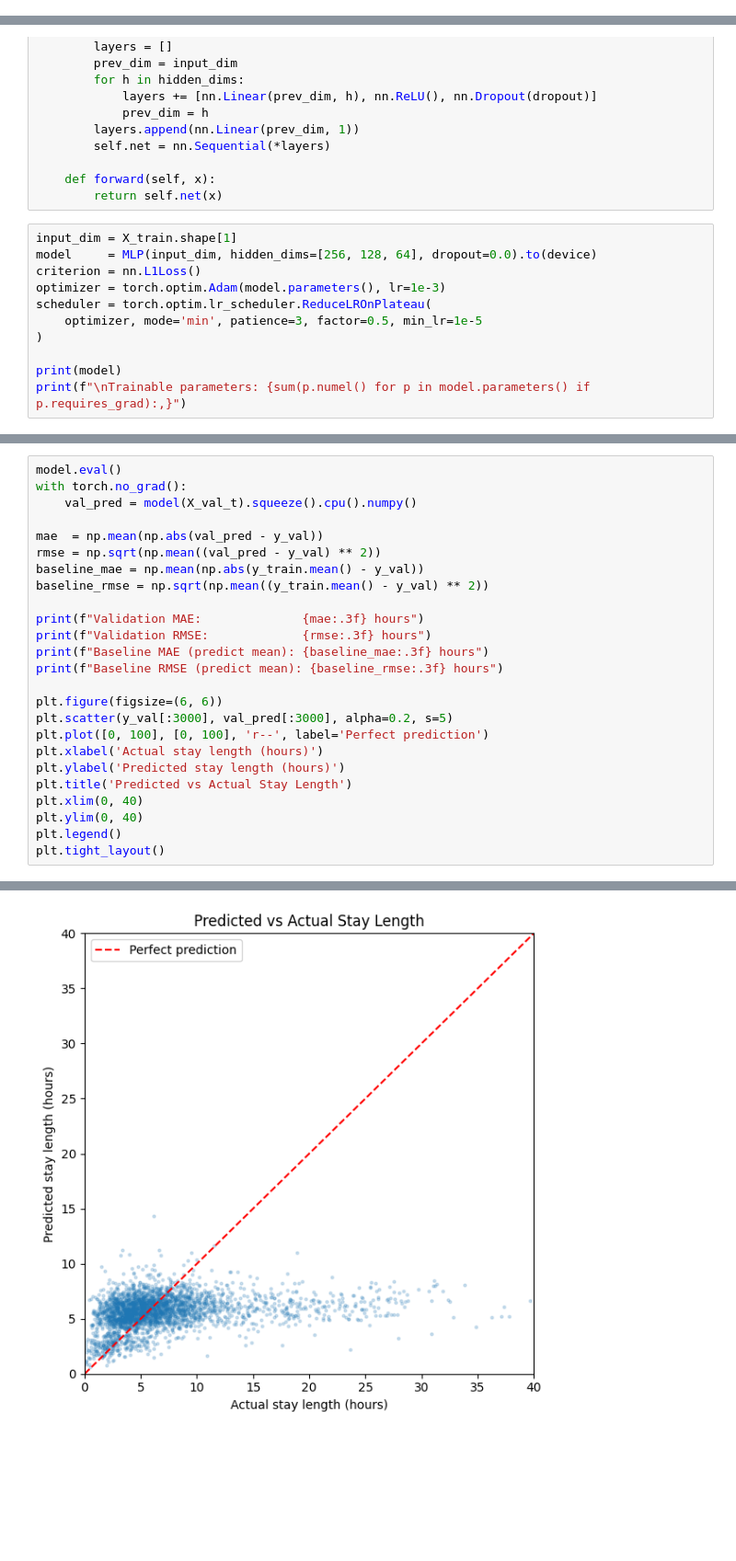
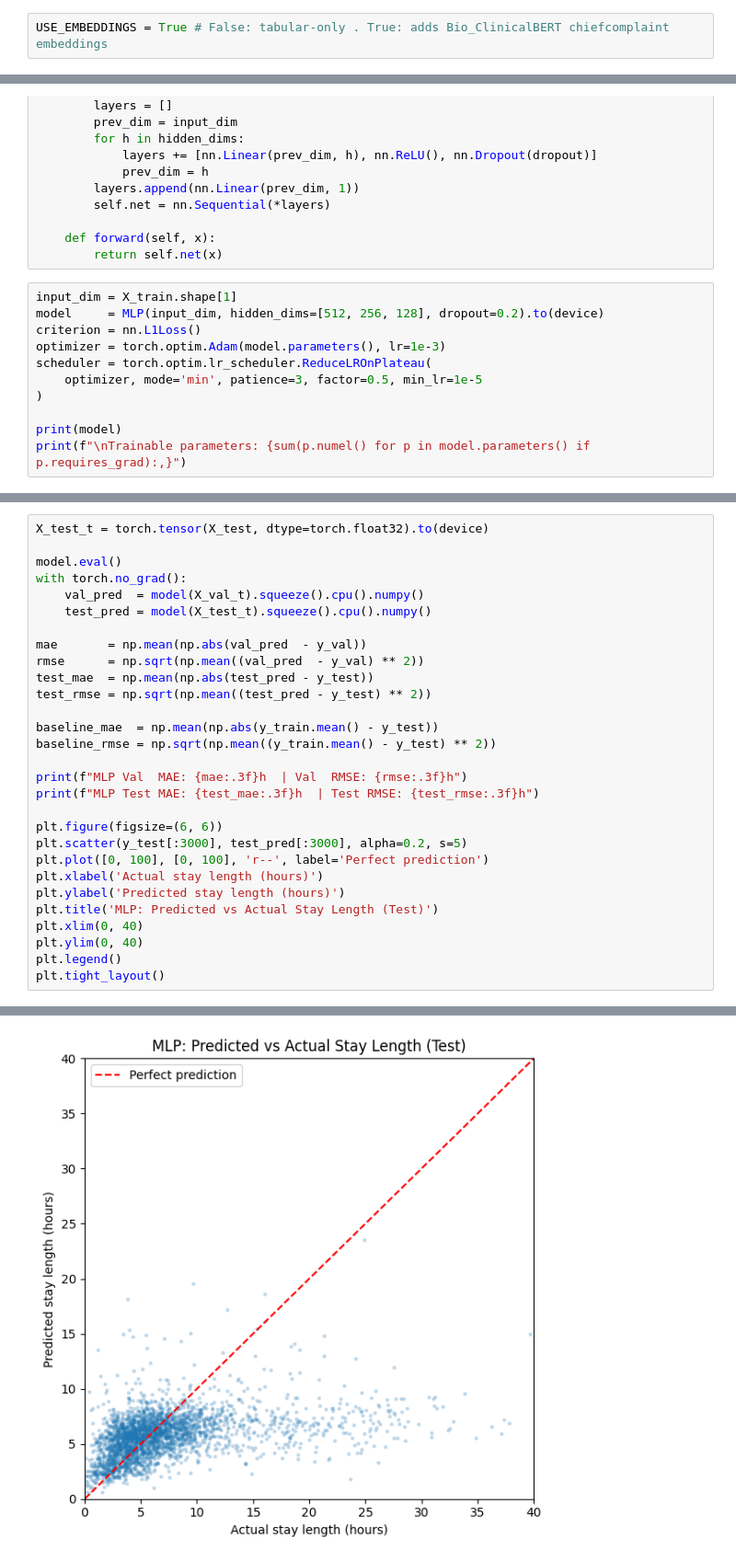
Before and after one commit to alicoppe/deep-learning-imputation, a Jupyter notebook: notebooks/mika/length_of_stay_prediction.ipynb, the cells around one changed output, grey strips where cells are left out. Shown at 92% size. Drawn from its saved outputs; the diff is of its cells as text; blank space fills up the shorter version.

```diff
--- a/notebooks/mika/length_of_stay_prediction.ipynb
+++ b/notebooks/mika/length_of_stay_prediction.ipynb
@@ -39,6 +40,8 @@ min           0.016667
 75%           8.316667
 max         493.069444
 Name: stay_len, dtype: float64
+# %%
+USE_EMBEDDINGS = True # False: tabular-only . True: adds Bio_ClinicalBERT chiefcomplaint embeddings
 # %%
 target_col        = 'stay_len'
 id_cols           = ID_COLS
@@ -165,7 +217,7 @@ class MLP(nn.Module):
         return self.net(x)
 # %%
 input_dim = X_train.shape[1]
-model     = MLP(input_dim, hidden_dims=[256, 128, 64], dropout=0.0).to(device)
+model     = MLP(input_dim, hidden_dims=[512, 256, 128], dropout=0.2).to(device)
 criterion = nn.L1Loss()
 optimizer = torch.optim.Adam(model.parameters(), lr=1e-3)
 scheduler = torch.optim.lr_scheduler.ReduceLROnPlateau(
@@ -251,24 +322,28 @@ Epoch  30/30 | Train: 3.440 | Val: 3.483 | LR: 1.25e-04
 # %%
+X_test_t = torch.tensor(X_test, dtype=torch.float32).to(device)
+
 model.eval()
 with torch.no_grad():
-    val_pred = model(X_val_t).squeeze().cpu().numpy()
+    val_pred  = model(X_val_t).squeeze().cpu().numpy()
+    test_pred = model(X_test_t).squeeze().cpu().numpy()
 
-mae  = np.mean(np.abs(val_pred - y_val))
-rmse = np.sqrt(np.mean((val_pred - y_val) ** 2))
-baseline_mae = np.mean(np.abs(y_train.mean() - y_val))
-baseline_rmse = np.sqrt(np.mean((y_train.mean() - y_val) ** 2))
+mae       = np.mean(np.abs(val_pred  - y_val))
+rmse      = np.sqrt(np.mean((val_pred  - y_val) ** 2))
+test_mae  = np.mean(np.abs(test_pred - y_test))
+test_rmse = np.sqrt(np.mean((test_pred - y_test) ** 2))
 
-print(f"Validation MAE:              {mae:.3f} hours")
-print(f"Validation RMSE:             {rmse:.3f} hours")
-print(f"Baseline MAE (predict mean): {baseline_mae:.3f} hours")
-print(f"Baseline RMSE (predict mean): {baseline_rmse:.3f} hours")
+baseline_mae  = np.mean(np.abs(y_train.mean() - y_test))
+baseline_rmse = np.sqrt(np.mean((y_train.mean() - y_test) ** 2))
+
+print(f"MLP Val  MAE: {mae:.3f}h  | Val  RMSE: {rmse:.3f}h")
+print(f"MLP Test MAE: {test_mae:.3f}h  | Test RMSE: {test_rmse:.3f}h")
 
 plt.figure(figsize=(6, 6))
-plt.scatter(y_val[:3000], val_pred[:3000], alpha=0.2, s=5)
+plt.scatter(y_test[:3000], test_pred[:3000], alpha=0.2, s=5)
 plt.plot([0, 100], [0, 100], 'r--', label='Perfect prediction')
 plt.xlabel('Actual stay length (hours)')
 plt.ylabel('Predicted stay length (hours)')
-plt.title('Predicted vs Actual Stay Length')
+plt.title('MLP: Predicted vs Actual Stay Length (Test)')
 plt.xlim(0, 40)
 plt.ylim(0, 40)
 plt.legend()
@@ -281,4 +354,4 @@ Baseline RMSE (predict mean): 6.490 hours
-[figure, old version]
+[figure, new version]
 # %%
 from xgboost import XGBRegressor
 
```
Also changed, not shown: parts of 13 cells of this notebook, 1 other file.
